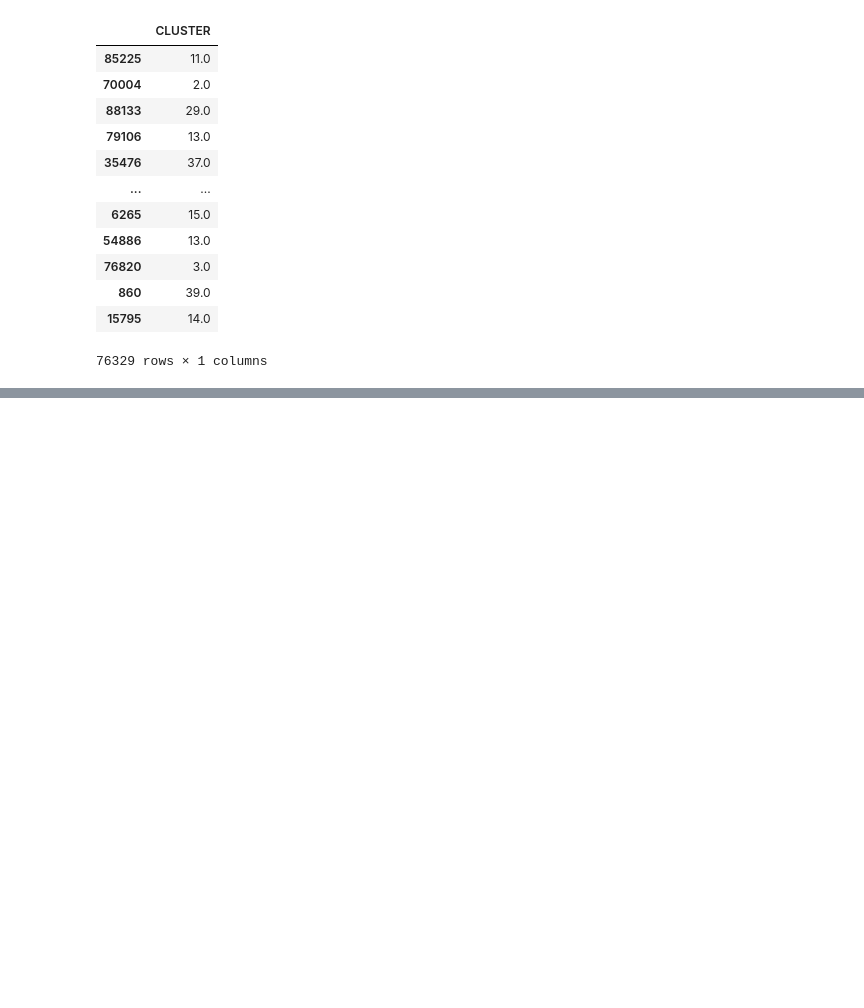
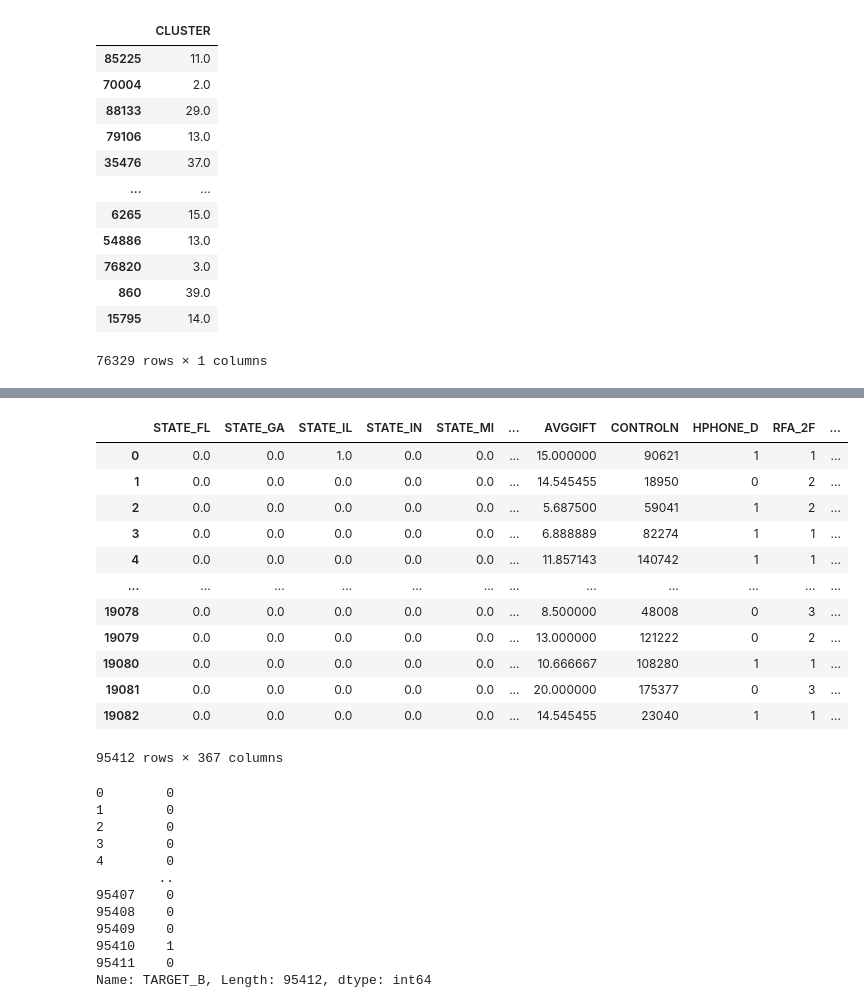
Before and after one commit to imhysteria/lab-revisiting-machine-learning, a Jupyter notebook: ray-lab-week7-machinelearning.ipynb, the cells around one changed output, grey strips where cells are left out. Cells and saved outputs as stored; diff of their text form; code cells hidden in the pictures; blank space fills up the shorter version.

```diff
--- a/ray-lab-week7-machinelearning.ipynb
+++ b/ray-lab-week7-machinelearning.ipynb
@@ -1642,0 +1690,32 @@ DecisionTreeRegressor: Train -> 1.0, Test -> -1.244907941574625
+# %%
+# Model training and evaluation (Random Forest Classifier)
+
+rf_classifier1 = RandomForestClassifier(random_state=42)
+rf_classifier1.fit(X_train_processed, y_train)
+
+y_pred_rf_train1 = rf_classifier1.predict(X_train_processed)
+accuracy_rf_train1 = accuracy_score(y_train, y_pred_rf_train1)
+
+y_pred_rf_test1 = rf_classifier1.predict(X_test_processed)
+accuracy_rf_test1 = accuracy_score(y_test, y_pred_rf_test1)
+
+print(f"RandomForestClassifier with SMOTE:")
+print(f"Training Accuracy -> {accuracy_rf_train1:.4f}")
+print(f"Test Accuracy -> {accuracy_rf_test1:.4f}")
+
+
+
+# Model training and evaluation (Logistic Regression)
+
+logistic_regression1 = LogisticRegression(random_state=42)
+logistic_regression1.fit(X_train_processed, y_train)
+
+y_pred_lr_train1 = logistic_regression1.predict(X_train_processed)
+accuracy_lr_train1 = accuracy_score(y_train, y_pred_lr_train1)
+
+y_pred_lr_test1 = logistic_regression1.predict(X_test_processed)
+accuracy_lr_test1 = accuracy_score(y_test, y_pred_lr_test1)
+
+print(f"LogisticRegression with SMOTE:")
+print(f"Training Accuracy -> {accuracy_lr_train1:.4f}")
+print(f"Test Accuracy -> {accuracy_lr_test1:.4f}")
@@ -1931,5 +2184,5 @@ DecisionTreeRegressor: Train -> 1.0, Test -> 0.8706909875630708
 # %%
-upsampled_df = pd.concat([X_train_processed_up, y_train_upsampled], axis=1)
+# USE PROCESSED DF
 
-X = upsampled_df.drop(['TARGET_B'], axis=1)
-y = upsampled_df['TARGET_B']
+X4 = pd.concat([X_train_processed, X_test_processed], axis=0)
+y4 = data['TARGET_B']
@@ -2052,0 +2189,29 @@ R^2 Score: 0.9494411312654863
+# %%
+display(X4)
+display(y4)
+# %% [output]
+|  | STATE_FL | STATE_GA | STATE_IL | STATE_IN | STATE_MI | ... | AVGGIFT | CONTROLN | HPHONE_D | RFA_2F | ... |
+| 0 | 0.0 | 0.0 | 1.0 | 0.0 | 0.0 | ... | 15.000000 | 90621 | 1 | 1 | ... |
+| 1 | 0.0 | 0.0 | 0.0 | 0.0 | 0.0 | ... | 14.545455 | 18950 | 0 | 2 | ... |
+| 2 | 0.0 | 0.0 | 0.0 | 0.0 | 0.0 | ... | 5.687500 | 59041 | 1 | 2 | ... |
+| 3 | 0.0 | 0.0 | 0.0 | 0.0 | 0.0 | ... | 6.888889 | 82274 | 1 | 1 | ... |
+| 4 | 0.0 | 0.0 | 0.0 | 0.0 | 0.0 | ... | 11.857143 | 140742 | 1 | 1 | ... |
+| ... | ... | ... | ... | ... | ... | ... | ... | ... | ... | ... | ... |
+| 19078 | 0.0 | 0.0 | 0.0 | 0.0 | 0.0 | ... | 8.500000 | 48008 | 0 | 3 | ... |
+| 19079 | 0.0 | 0.0 | 0.0 | 0.0 | 0.0 | ... | 13.000000 | 121222 | 0 | 2 | ... |
+| 19080 | 0.0 | 0.0 | 0.0 | 0.0 | 0.0 | ... | 10.666667 | 108280 | 1 | 1 | ... |
+| 19081 | 0.0 | 0.0 | 0.0 | 0.0 | 0.0 | ... | 20.000000 | 175377 | 0 | 3 | ... |
+| 19082 | 0.0 | 0.0 | 0.0 | 0.0 | 0.0 | ... | 14.545455 | 23040 | 1 | 1 | ... |
+95412 rows × 367 columns
+0        0
+1        0
+2        0
+3        0
+4        0
+        ..
+95407    0
+95408    0
+95409    0
+95410    1
+95411    0
+Name: TARGET_B, Length: 95412, dtype: int64
```
Also changed, not shown: parts of 112 cells of this notebook.
